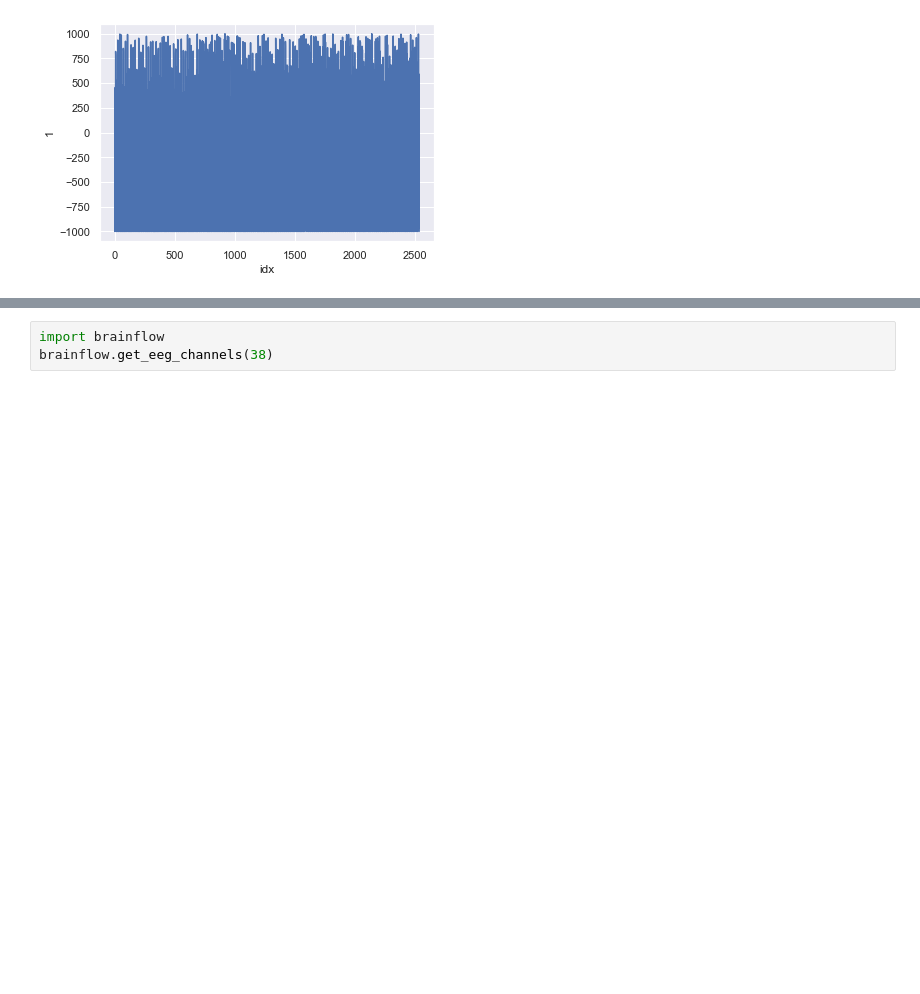
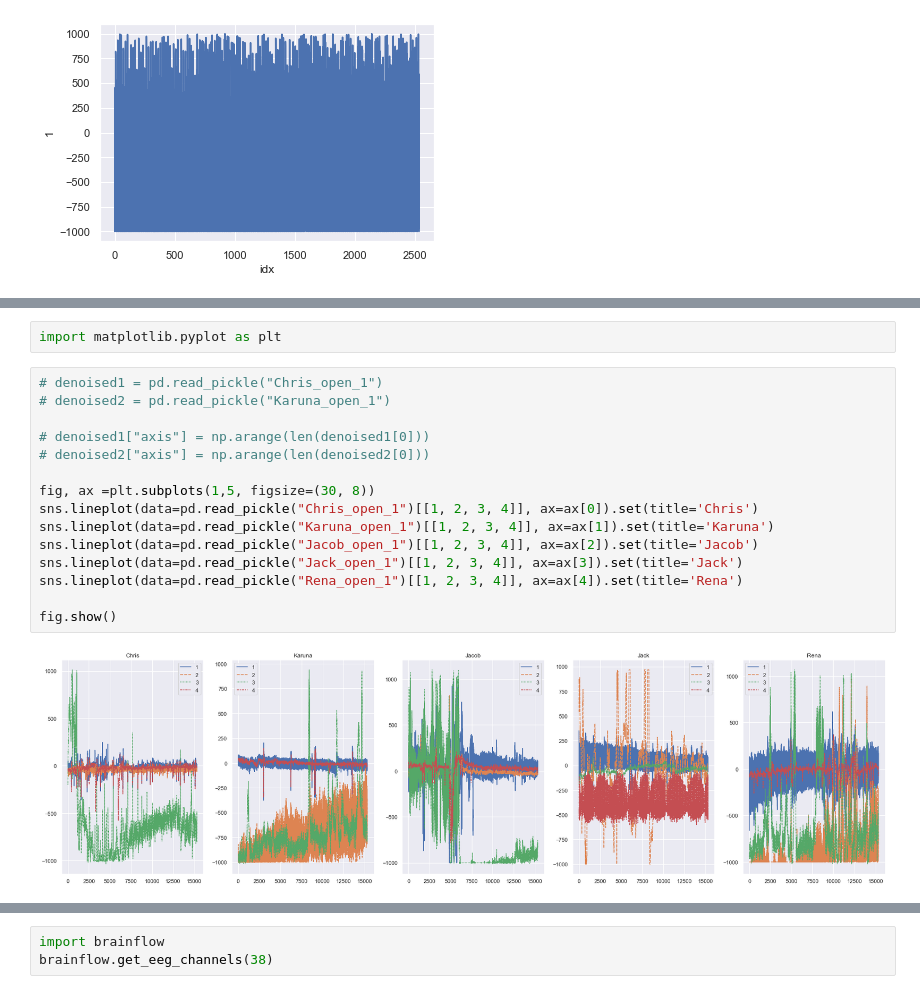
Before and after one commit to christopherkang/neurahack-12, a Jupyter notebook: hello-world/test-data-explorer.ipynb, the cells around one changed output, grey strips where cells are left out. Saved outputs shown, nothing was run; the diff lists cells and outputs as text; blank space fills up the shorter version.

```diff
--- a/hello-world/test-data-explorer.ipynb
+++ b/hello-world/test-data-explorer.ipynb
@@ -65,0 +66,19 @@ denoised
+# %%
+import matplotlib.pyplot as plt
+# %%
+# denoised1 = pd.read_pickle("Chris_open_1")
+# denoised2 = pd.read_pickle("Karuna_open_1")
+
+# denoised1["axis"] = np.arange(len(denoised1[0]))
+# denoised2["axis"] = np.arange(len(denoised2[0]))
+
+fig, ax =plt.subplots(1,5, figsize=(30, 8))
+sns.lineplot(data=pd.read_pickle("Chris_open_1")[[1, 2, 3, 4]], ax=ax[0]).set(title='Chris')
+sns.lineplot(data=pd.read_pickle("Karuna_open_1")[[1, 2, 3, 4]], ax=ax[1]).set(title='Karuna')
+sns.lineplot(data=pd.read_pickle("Jacob_open_1")[[1, 2, 3, 4]], ax=ax[2]).set(title='Jacob')
+sns.lineplot(data=pd.read_pickle("Jack_open_1")[[1, 2, 3, 4]], ax=ax[3]).set(title='Jack')
+sns.lineplot(data=pd.read_pickle("Rena_open_1")[[1, 2, 3, 4]], ax=ax[4]).set(title='Rena')
+
+fig.show()
+# %% [output]
+[figure, added]
```
Also changed, not shown: parts of 5 cells of this notebook, 52 other files.
